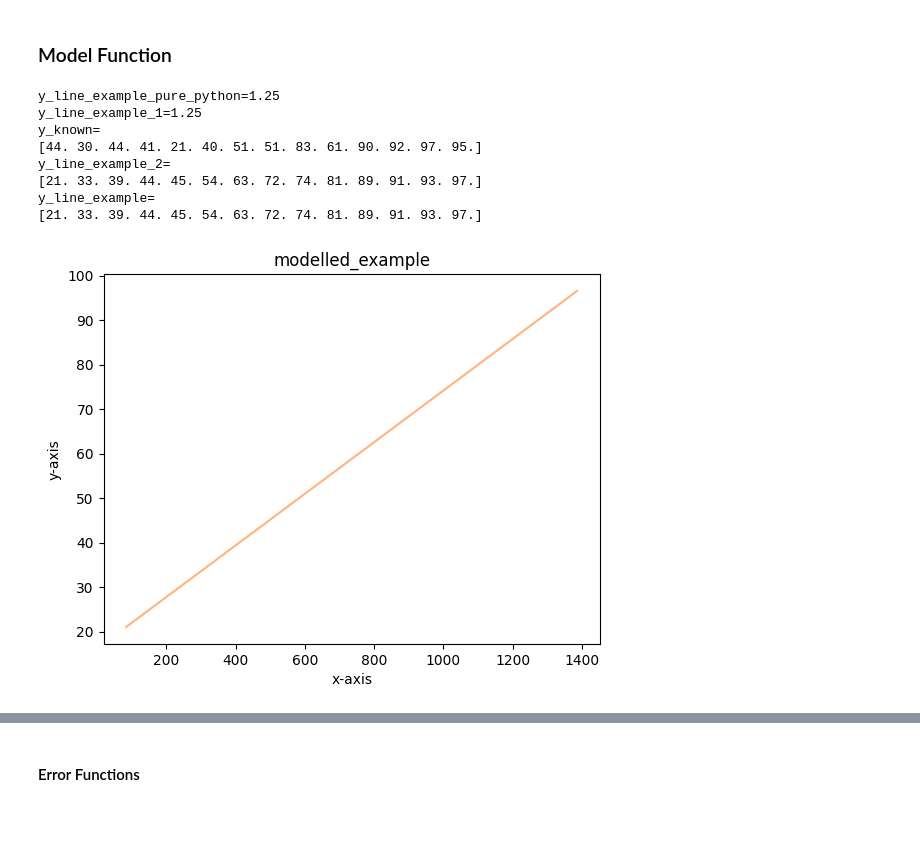
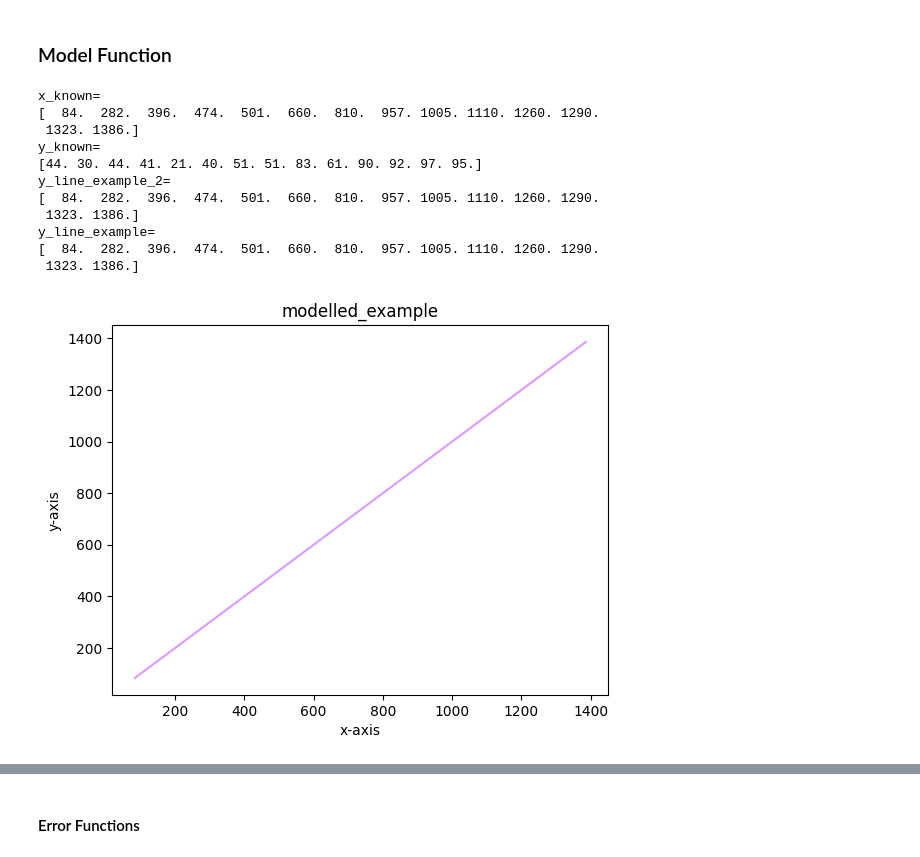
Before and after one commit to aisven/fullstack-ml-academy-homework, a Jupyter notebook: notepads/07-Gradientenverfahren/07-Gradientenverfahren.ipynb, the cells around one changed output, grey strips where cells are left out. Cells and saved outputs as stored; diff of their text form; code cells hidden in the pictures; blank space fills up the shorter version.

Commit message:
code improvements and more assertions

```diff
--- a/notepads/07-Gradientenverfahren/07-Gradientenverfahren.ipynb
+++ b/notepads/07-Gradientenverfahren/07-Gradientenverfahren.ipynb
@@ -307,60 +307,58 @@ def f(w, x, b):
 # %%
 # in this code block we just try out the model function
 
-# with some arbitrary values
-# with the normalized data
-
-# try out the pure version
-y_line_example_pure_python = f_pure_python(.75,1.,.5)
-assert y_line_example_pure_python == 1.25
-print(f"y_line_example_pure_python={y_line_example_pure_python}")
-
-# try out the numpy version with just one arbitrary x value
-y_line_example_1 = f(.75, 1., .5,)
-assert y_line_example_1 == np.float32(1.25)
-assert np.isscalar(y_line_example_1)
-print(f"y_line_example_1={y_line_example_1}")
+print(f"x_known=\n{x_known}")
 print(f"y_known=\n{y_known}")
 
-# these are our more carefully chosen examples for w and b
-# as plain python floats
-w_example = .058
-b_example = 16.2
-# as numpy objects
-w_example_np = np.asarray([w_example], dtype='float32')
-b_example_np = np.asarray([b_example], dtype='float32')
+# our more carefully chosen examples for w and b as plain python floats
+w1_scalar = 1.
+assert np.isscalar(w1_scalar)
+b_scalar = .0
+assert np.isscalar(b_scalar)
 
 # try out the numpy version with our known x values
-y_line_example_2 = f(w_example, x_known, b_example)
+y_line_example_2 = f(w1_scalar, x_known, b_scalar)
 assert y_line_example_2.shape == y_known.shape
 assert y_line_example_2.dtype == 'float32'
-assert np.isscalar(y_line_example_2) == False
-print(f"y_line_example_2=\n{np.round(y_line_example_2, 0)}")
+assert not np.isscalar(y_line_example_2)
+print(f"y_line_example_2=\n{np.round(y_line_example_2, 3)}")
+
+# our more carefully chosen examples for w and b as numpy arrays
+w1_np = np.asarray([w1_scalar], dtype='float32')
+assert w1_np.shape == (1,)
+assert not np.isscalar(w1_np)
+b_np = np.asarray([b_scalar], dtype='float32')
+assert b_np.shape == (1,)
+assert not np.isscalar(b_np)
 
 # check if it also works if we provide the one weight and the bias as numpy arrays
-assert x_known.dtype == 'float32'
-
-y_line_example = f(w_example_np, x_known, b_example_np)
+y_line_example = f(w1_np, x_known, b_np)
 assert y_line_example.shape == y_known.shape
 assert y_line_example.dtype == 'float32'
-assert np.isscalar(y_line_example) == False
-print(f"y_line_example=\n{np.round(y_line_example, 0)}")
+assert not np.isscalar(y_line_example)
+print(f"y_line_example=\n{np.round(y_line_example, 3)}")
 
-# plain line plot of the modelled example
+# the values in the last two result arrays should equal
+assert (y_line_example == y_line_example_2).all()
+
+# just a plain line plot of the model function regarding a try out with normalized data
 plt.figure(dpi=100)
-plt.plot(x_known,y_line_example,color='#ffb380')
+plt.plot(x_known,y_line_example,color='#dd99ff')
 plt.title('modelled_example')
 plt.xlabel('x-axis')
 plt.ylabel('y-axis')
 plt.show()
 # %% [output]
-y_line_example_pure_python=1.25
-y_line_example_1=1.25
+x_known=
+[  84.  282.  396.  474.  501.  660.  810.  957. 1005. 1110. 1260. 1290.
+ 1323. 1386.]
 y_known=
 [44. 30. 44. 41. 21. 40. 51. 51. 83. 61. 90. 92. 97. 95.]
 y_line_example_2=
-[21. 33. 39. 44. 45. 54. 63. 72. 74. 81. 89. 91. 93. 97.]
+[  84.  282.  396.  474.  501.  660.  810.  957. 1005. 1110. 1260. 1290.
+ 1323. 1386.]
 y_line_example=
-[21. 33. 39. 44. 45. 54. 63. 72. 74. 81. 89. 91. 93. 97.]
+[  84.  282.  396.  474.  501.  660.  810.  957. 1005. 1110. 1260. 1290.
+ 1323. 1386.]
-[figure, old version]
+[figure, new version]
 # %%
```
Also changed, not shown: parts of 11 cells of this notebook.
